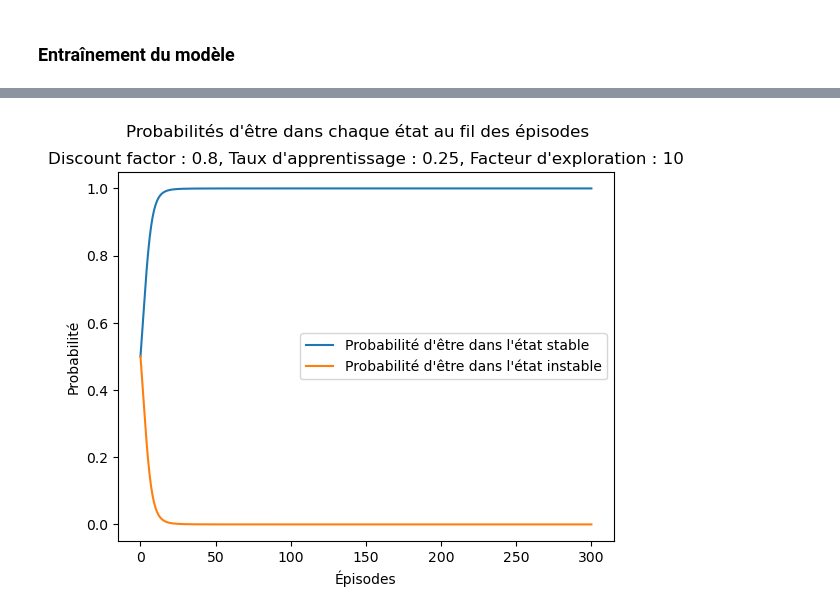
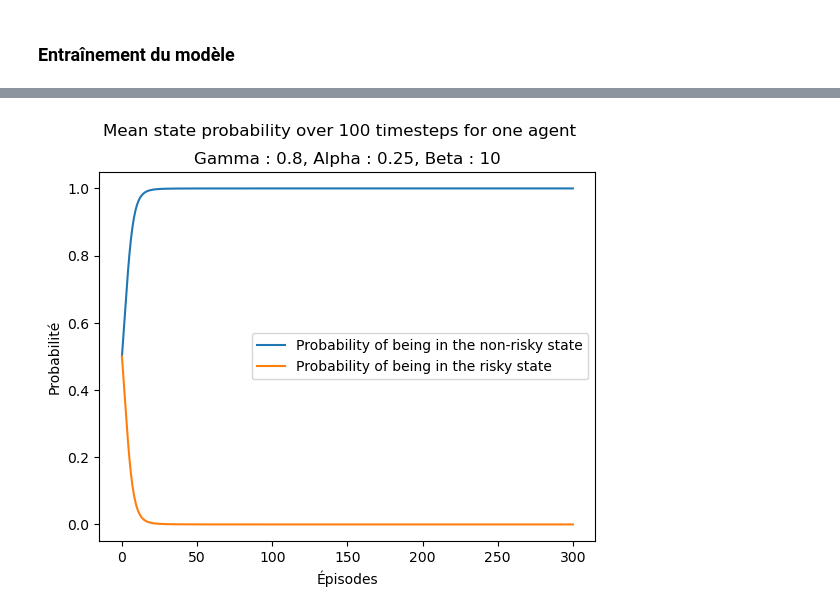
Before and after one commit to TsunomakiWatamelon/Homeostatic-Reinforcement-Learning, a Jupyter notebook: src/experiments/risk_aversion.ipynb, the cells around one changed output, grey strips where cells are left out. Drawn from its saved outputs; the diff is of its cells as text; code cells hidden in the pictures.

```diff
--- a/src/experiments/risk_aversion.ipynb
+++ b/src/experiments/risk_aversion.ipynb
@@ -147,32 +147,32 @@ print(agent.q_table)
 # %%
 
 
 for step, q_values in enumerate(q_table_state):
     if step == 0:
         probs_state = [np.array([0.5, 0.5])]
         continue # Skip la première itération car initialisation des probabilités des états
     max_q_values = np.max(q_values, axis=1, keepdims=True)
     stabilized_q_values = q_values - max_q_values
     exp_q_values = np.exp(stabilized_q_values)
     transition_probs = exp_q_values / np.sum(exp_q_values, axis=1, keepdims=True)
 
     current_probs = probs_state[-1] @ transition_probs
     probs_state.append(current_probs)
 
 probs_state_0 = [prob[0] for prob in probs_state]
 probs_state_1 = [prob[1] for prob in probs_state]
 
 
-plt.plot(probs_state_0, label="Probabilité d'être dans l'état stable")
-plt.plot(probs_state_1, label="Probabilité d'être dans l'état instable")
-plt.suptitle("Probabilités d'être dans chaque état au fil des épisodes")
-plt.title(f"Discount factor : {gamma}, Taux d'apprentissage : {alpha}, Facteur d'exploration : {beta}")
+plt.plot(probs_state_0, label="Probability of being in the non-risky state")
+plt.plot(probs_state_1, label="Probability of being in the risky state")
+plt.suptitle(f"Mean state probability over {max_timestep} timesteps for one agent")
+plt.title(f"Gamma : {gamma}, Alpha : {alpha}, Beta : {beta}")
 plt.xlabel("Épisodes")
 plt.ylabel("Probabilité")
 plt.legend()
 plt.show()
 # %% [output]
-[figure, old version]
+[figure, new version]
 # %%
 # override
 
```
Also changed, not shown: parts of 3 cells of this notebook, 2 other files.
